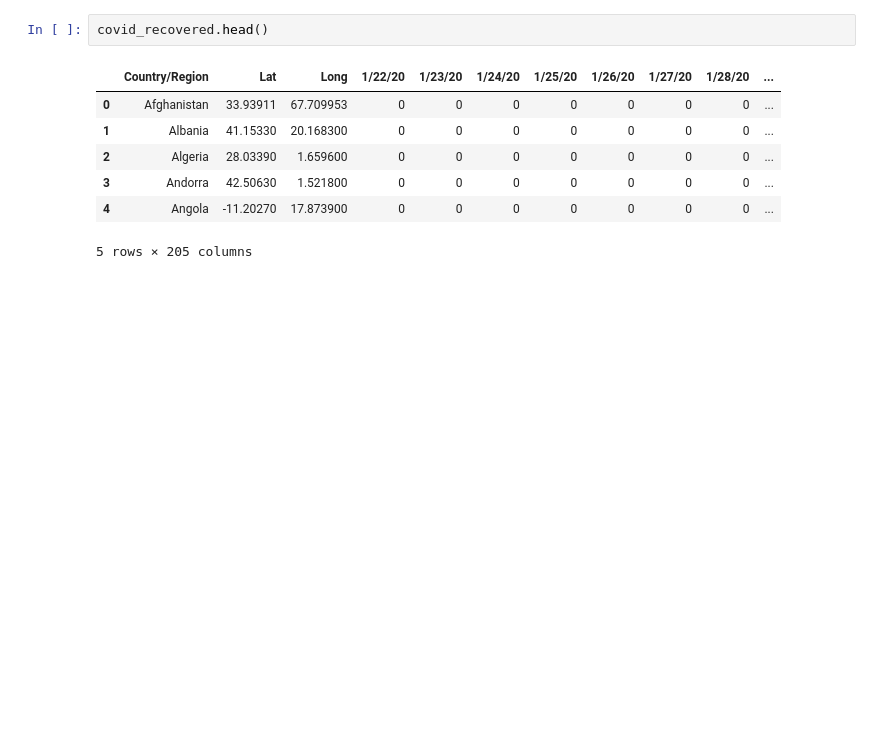
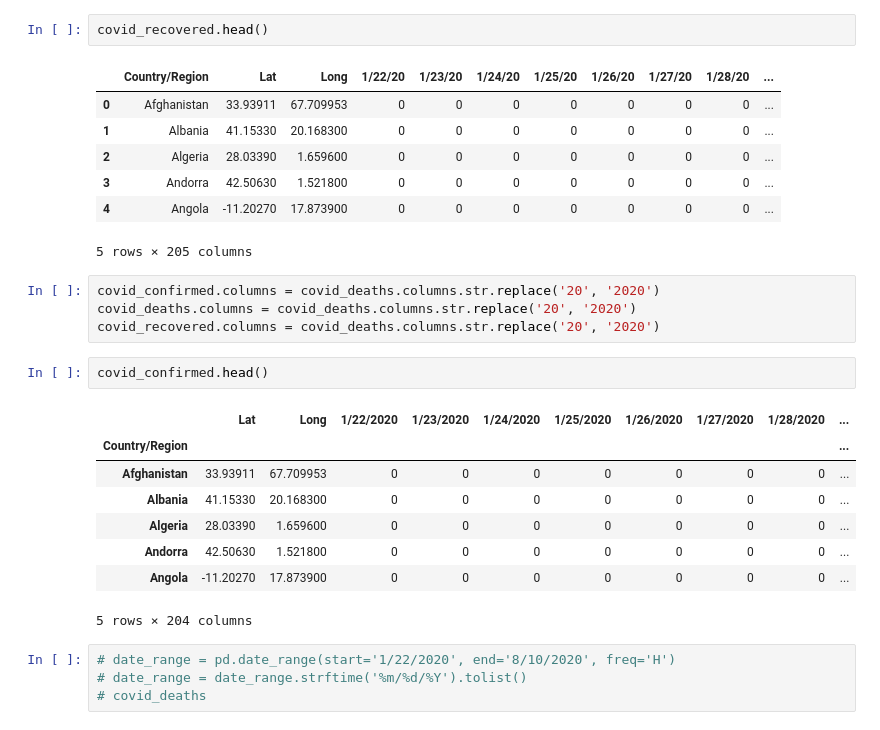
Before and after one commit to mahendrakevin/Data-Analysis-Project, a Jupyter notebook: Covid-19 Cases/Covid-19 Cases.ipynb, the cells around one changed output. Cells and saved outputs as stored; diff of their text form; blank space fills up the shorter version.

```diff
--- a/Covid-19 Cases/Covid-19 Cases.ipynb
+++ b/Covid-19 Cases/Covid-19 Cases.ipynb
@@ -216,3 +216,22 @@ covid_recovered.head()
 | 3 | Andorra | 42.50630 | 1.521800 | 0 | 0 | 0 | 0 | 0 | 0 | 0 | ... |
 | 4 | Angola | -11.20270 | 17.873900 | 0 | 0 | 0 | 0 | 0 | 0 | 0 | ... |
 5 rows × 205 columns
+# %%
+covid_confirmed.columns = covid_deaths.columns.str.replace('20', '2020')
+covid_deaths.columns = covid_deaths.columns.str.replace('20', '2020')
+covid_recovered.columns = covid_deaths.columns.str.replace('20', '2020')
+# %%
+covid_confirmed.head()
+# %% [output]
+|  | Lat | Long | 1/22/2020 | 1/23/2020 | 1/24/2020 | 1/25/2020 | 1/26/2020 | 1/27/2020 | 1/28/2020 | ... |
+| Country/Region |  |  |  |  |  |  |  |  |  | ... |
+| Afghanistan | 33.93911 | 67.709953 | 0 | 0 | 0 | 0 | 0 | 0 | 0 | ... |
+| Albania | 41.15330 | 20.168300 | 0 | 0 | 0 | 0 | 0 | 0 | 0 | ... |
+| Algeria | 28.03390 | 1.659600 | 0 | 0 | 0 | 0 | 0 | 0 | 0 | ... |
+| Andorra | 42.50630 | 1.521800 | 0 | 0 | 0 | 0 | 0 | 0 | 0 | ... |
+| Angola | -11.20270 | 17.873900 | 0 | 0 | 0 | 0 | 0 | 0 | 0 | ... |
+5 rows × 204 columns
+# %%
+# date_range = pd.date_range(start='1/22/2020', end='8/10/2020', freq='H')
+# date_range = date_range.strftime('%m/%d/%Y').tolist()
+# covid_deaths
```
Also changed, not shown: parts of 12 cells of this notebook.
